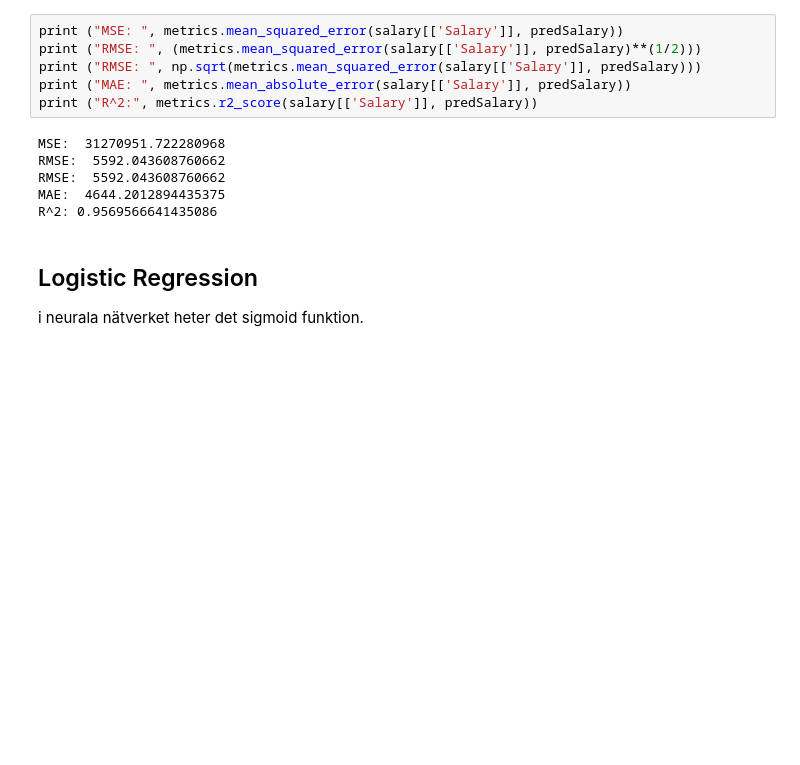
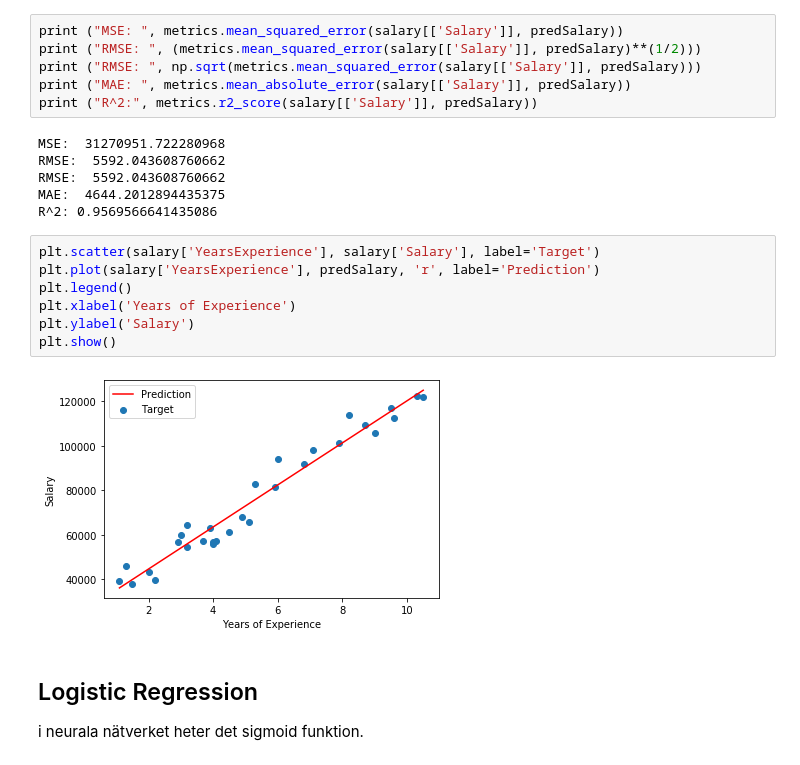
Before and after one commit to d-wdj/H8_PTP_Final_Image, a Jupyter notebook: W1/W1.ipynb, the cells around one changed output. Saved outputs shown, nothing was run; the diff lists cells and outputs as text; blank space fills up the shorter version.

```diff
--- a/W1/W1.ipynb
+++ b/W1/W1.ipynb
@@ -283,6 +283,15 @@ RMSE:  5592.043608760662
 RMSE:  5592.043608760662
 MAE:  4644.2012894435375
 R^2: 0.9569566641435086
+# %%
+plt.scatter(salary['YearsExperience'], salary['Salary'], label='Target')
+plt.plot(salary['YearsExperience'], predSalary, 'r', label='Prediction')
+plt.legend()
+plt.xlabel('Years of Experience')
+plt.ylabel('Salary')
+plt.show()
+# %% [output]
+[figure, added]
 # %% [markdown]
 ## Logistic Regression
 i neurala nätverket heter det sigmoid funktion.
```
Also changed, not shown: parts of 11 cells of this notebook, 1 other file.
